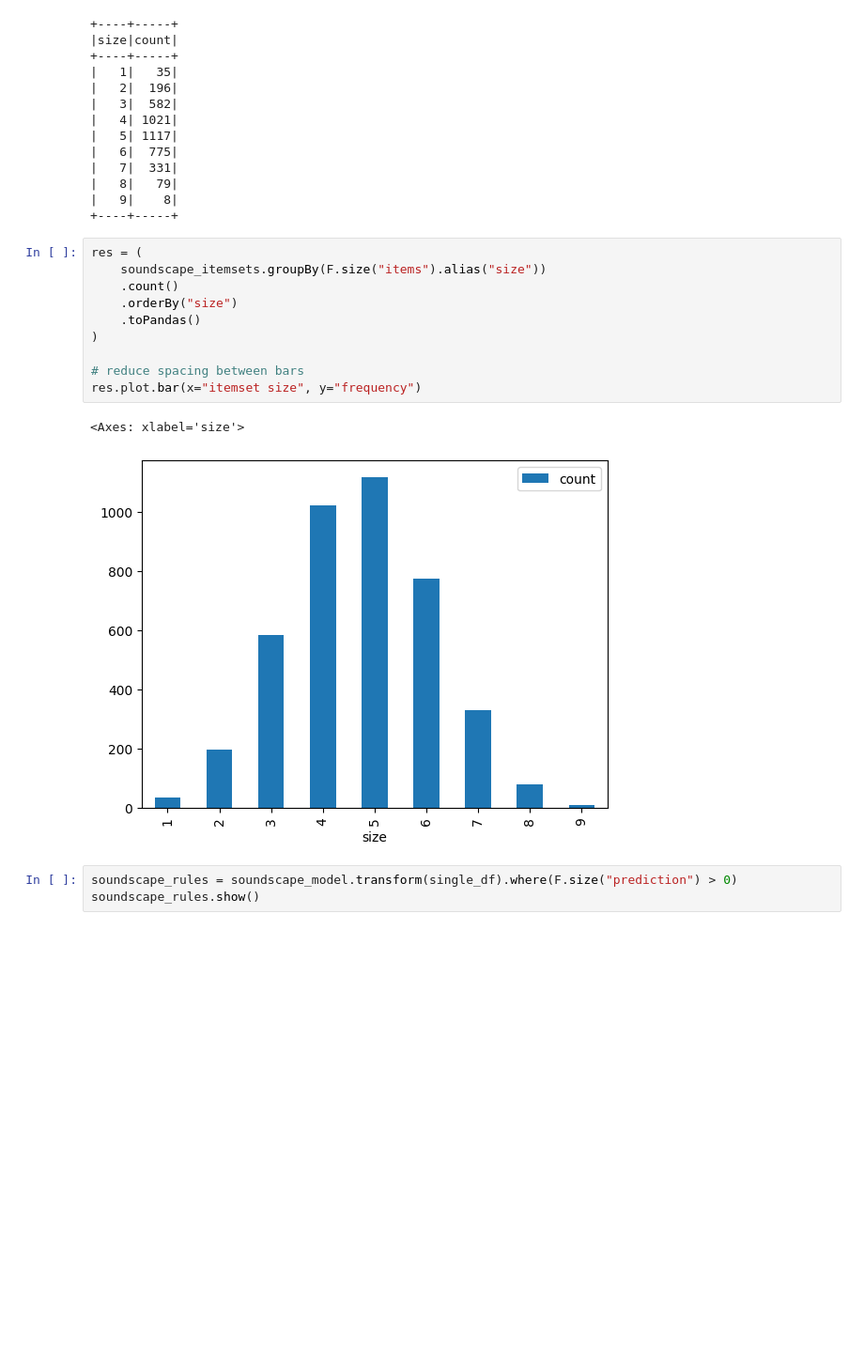
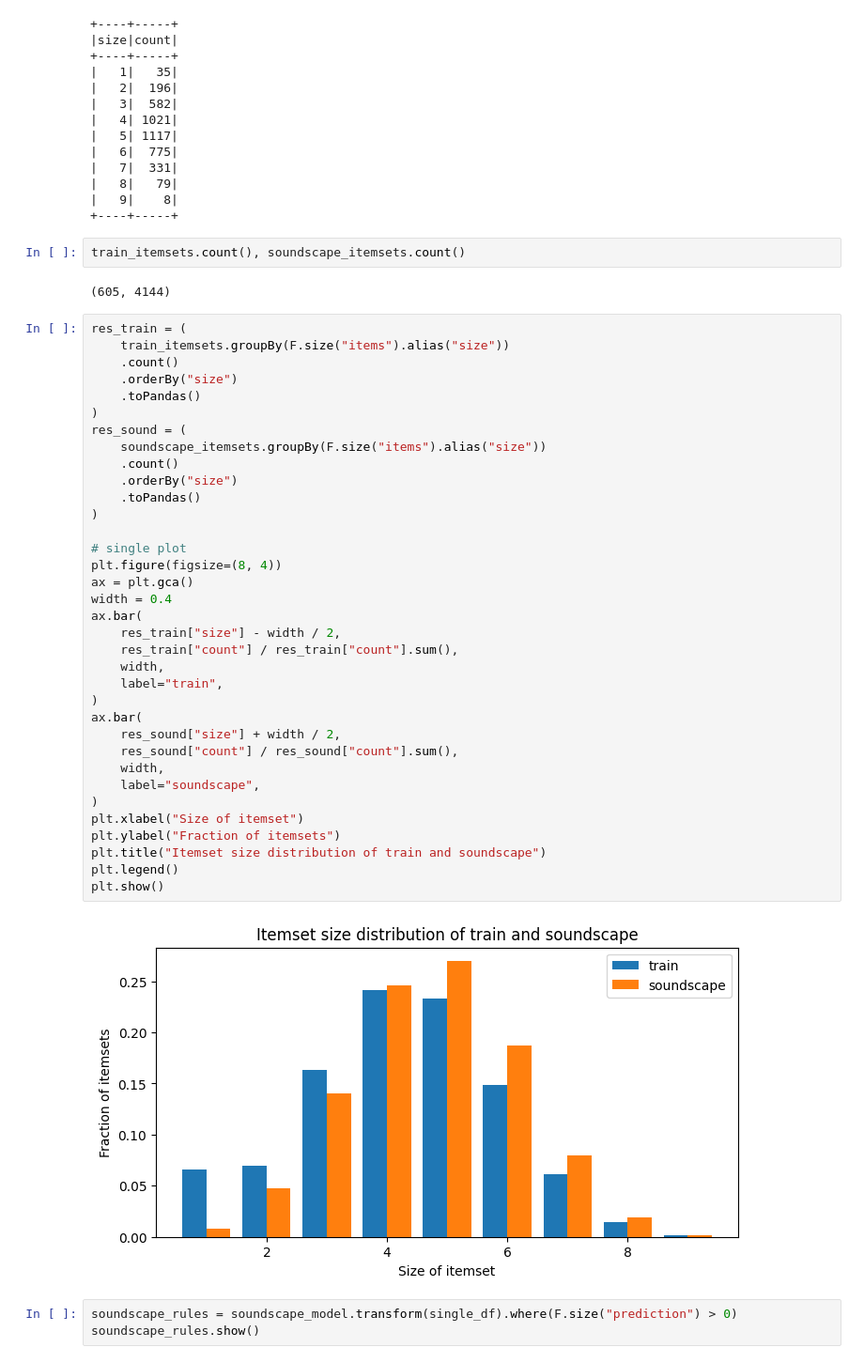
Before and after one commit to dsgt-kaggle-clef/birdclef-2024, a Jupyter notebook: notebooks/modeling/2024-06-17-acm-frequent-pattern.ipynb, the cells around one changed output. Shown: that part at 94% size. Cells and saved outputs as stored; diff of their text form; blank space fills up the shorter version.

```diff
--- a/notebooks/modeling/2024-06-17-acm-frequent-pattern.ipynb
+++ b/notebooks/modeling/2024-06-17-acm-frequent-pattern.ipynb
@@ -412,19 +416,47 @@ soundscape_itemsets.groupBy(F.size("items").alias("size")).count().orderBy(
 |   8|   79|
 |   9|    8|
 +----+-----+
-# %%
-res = (
-    soundscape_itemsets.groupBy(F.size("items").alias("size"))
-    .count()
-    .orderBy("size")
-    .toPandas()
-)
-
-# reduce spacing between bars
-res.plot.bar(x="itemset size", y="frequency")
-# %% [output]
-<Axes: xlabel='size'>
-[figure, removed]
+# %%
+train_itemsets.count(), soundscape_itemsets.count()
+# %% [output]
+(605, 4144)
+# %%
+res_train = (
+    train_itemsets.groupBy(F.size("items").alias("size"))
+    .count()
+    .orderBy("size")
+    .toPandas()
+)
+res_sound = (
+    soundscape_itemsets.groupBy(F.size("items").alias("size"))
+    .count()
+    .orderBy("size")
+    .toPandas()
+)
+
+# single plot
+plt.figure(figsize=(8, 4))
+ax = plt.gca()
+width = 0.4
+ax.bar(
+    res_train["size"] - width / 2,
+    res_train["count"] / res_train["count"].sum(),
+    width,
+    label="train",
+)
+ax.bar(
+    res_sound["size"] + width / 2,
+    res_sound["count"] / res_sound["count"].sum(),
+    width,
+    label="soundscape",
+)
+plt.xlabel("Size of itemset")
+plt.ylabel("Fraction of itemsets")
+plt.title("Itemset size distribution of train and soundscape")
+plt.legend()
+plt.show()
+# %% [output]
+[figure, added]
 # %%
 soundscape_rules = soundscape_model.transform(single_df).where(F.size("prediction") > 0)
 soundscape_rules.show()
```
Also changed, not shown: parts of 6 cells of this notebook.
